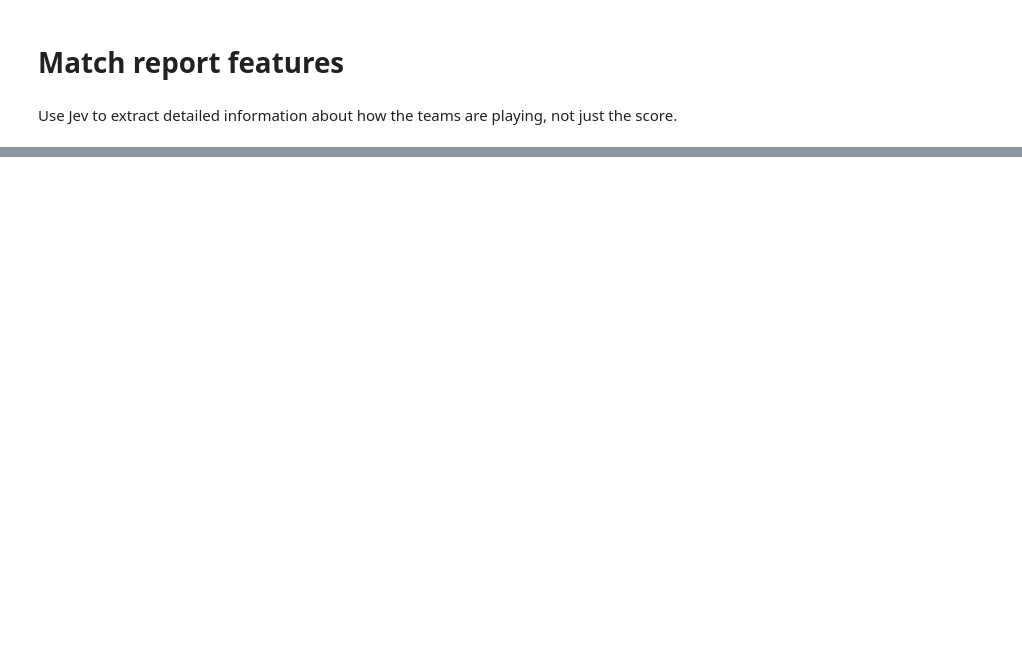
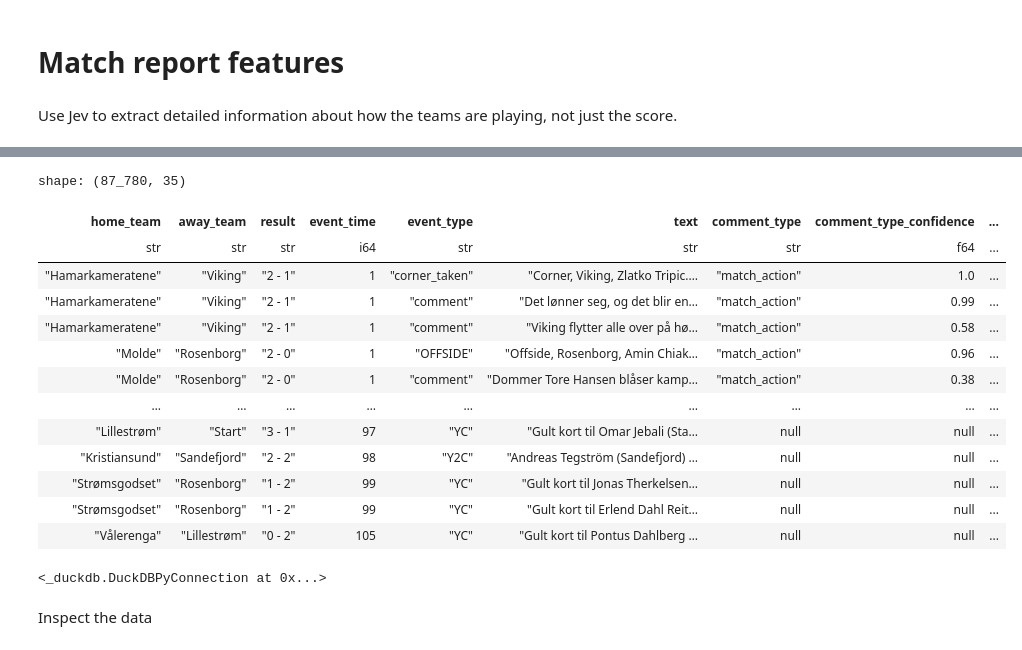
Before and after one commit to PolarsDude/brann_ticket_sales_forecasting, a Jupyter notebook: jev_experiments.ipynb, the cells around one changed output, grey strips where cells are left out. Drawn from its saved outputs; the diff is of its cells as text; code cells hidden in the pictures; blank space fills up the shorter version.

```diff
--- a/jev_experiments.ipynb
+++ b/jev_experiments.ipynb
@@ -623 +254,37 @@ shape: (1, 30)
+# %%
+
+
+cols = ["season", "date", "matchday", "match_id", "report_url","added_time",'event_title','ingested_at']
+
+(
+df
+.drop(*cols)
+#.filter(pl.col('home_team').str.contains("Brann"),pl.col('away_team').str.contains("Tromsø"))
+#.filter(pl.col('text').str.contains("Corner, Tromsø"))
+)
+# %% [output]
+shape: (87_780, 35)
+| home_team | away_team | result | event_time | event_type | text | comment_type | comment_type_confidence | ... |
+| str | str | str | i64 | str | str | str | f64 | ... |
+| "Hamarkameratene" | "Viking" | "2 - 1" | 1 | "corner_taken" | "Corner, Viking, Zlatko Tripic.… | "match_action" | 1.0 | ... |
+| "Hamarkameratene" | "Viking" | "2 - 1" | 1 | "comment" | "Det lønner seg, og det blir en… | "match_action" | 0.99 | ... |
+| "Hamarkameratene" | "Viking" | "2 - 1" | 1 | "comment" | "Viking flytter alle over på hø… | "match_action" | 0.58 | ... |
+| "Molde" | "Rosenborg" | "2 - 0" | 1 | "OFFSIDE" | "Offside, Rosenborg, Amin Chiak… | "match_action" | 0.96 | ... |
+| "Molde" | "Rosenborg" | "2 - 0" | 1 | "comment" | "Dommer Tore Hansen blåser kamp… | "match_action" | 0.38 | ... |
+| … | … | … | … | … | … | … | … | ... |
+| "Lillestrøm" | "Start" | "3 - 1" | 97 | "YC" | "Gult kort til Omar Jebali (Sta… | null | null | ... |
+| "Kristiansund" | "Sandefjord" | "2 - 2" | 98 | "Y2C" | "Andreas Tegström (Sandefjord) … | null | null | ... |
+| "Strømsgodset" | "Rosenborg" | "1 - 2" | 99 | "YC" | "Gult kort til Jonas Therkelsen… | null | null | ... |
+| "Strømsgodset" | "Rosenborg" | "1 - 2" | 99 | "YC" | "Gult kort til Erlend Dahl Reit… | null | null | ... |
+| "Vålerenga" | "Lillestrøm" | "0 - 2" | 105 | "YC" | "Gult kort til Pontus Dahlberg … | null | null | ... |
+# %%
+df = df.with_columns(
+    pl.when(cs.string() == "unknown").then(None).otherwise(cs.string()).name.keep()
+)
+
+con.execute("CREATE OR REPLACE TABLE jev_feature_extraction AS SELECT * FROM df")
+# %% [output]
+<_duckdb.DuckDBPyConnection at 0x...>
+# %% [markdown]
+Inspect the data
 # %%
```
Also changed, not shown: parts of 10 cells of this notebook, 1 other file.
